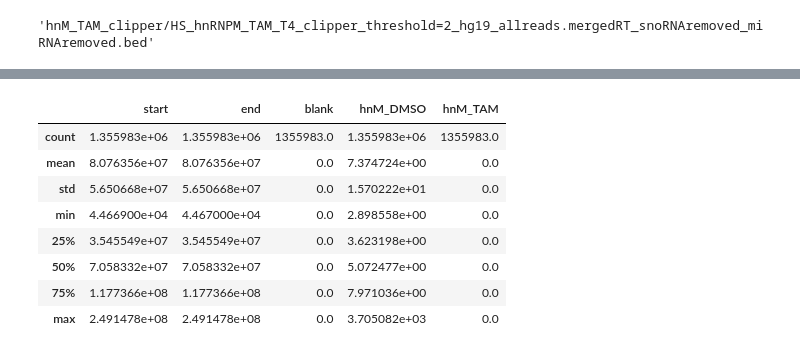
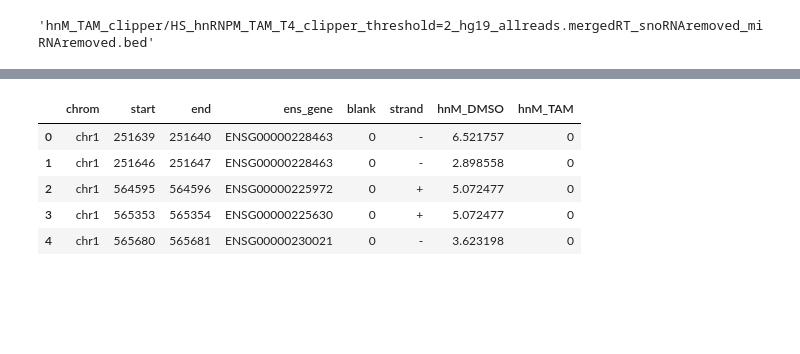
Before and after one commit to seharvey2012/programmatic_analysis, a Jupyter notebook: getting_clipper_to_work/clipper_runs_working_with_individual_rt_stops/Processing individual RT stops through clipper windows.ipynb, the cells around one changed output, grey strips where cells are left out. Drawn from its saved outputs; the diff is of its cells as text; code cells hidden in the pictures; blank space fills up the shorter version.

```diff
--- a/getting_clipper_to_work/clipper_runs_working_with_individual_rt_stops/Processing individual RT stops through clipper windows.ipynb
+++ b/getting_clipper_to_work/clipper_runs_working_with_individual_rt_stops/Processing individual RT stops through clipper windows.ipynb
@@ -235,14 +223,11 @@ sig_df.describe()
 # %%
-hnM_DMSO_RT_df.describe()
+hnM_DMSO_RT_df.head()
 # %% [output]
-|  | start | end | blank | hnM_DMSO | hnM_TAM |
-| count | 1.355983e+06 | 1.355983e+06 | 1355983.0 | 1.355983e+06 | 1355983.0 |
-| mean | 8.076356e+07 | 8.076356e+07 | 0.0 | 7.374724e+00 | 0.0 |
-| std | 5.650668e+07 | 5.650668e+07 | 0.0 | 1.570222e+01 | 0.0 |
-| min | 4.466900e+04 | 4.467000e+04 | 0.0 | 2.898558e+00 | 0.0 |
-| 25% | 3.545549e+07 | 3.545549e+07 | 0.0 | 3.623198e+00 | 0.0 |
-| 50% | 7.058332e+07 | 7.058332e+07 | 0.0 | 5.072477e+00 | 0.0 |
-| 75% | 1.177366e+08 | 1.177366e+08 | 0.0 | 7.971036e+00 | 0.0 |
-| max | 2.491478e+08 | 2.491478e+08 | 0.0 | 3.705082e+03 | 0.0 |
+|  | chrom | start | end | ens_gene | blank | strand | hnM_DMSO | hnM_TAM |
+| 0 | chr1 | 251639 | 251640 | ENSG00000228463 | 0 | - | 6.521757 | 0 |
+| 1 | chr1 | 251646 | 251647 | ENSG00000228463 | 0 | - | 2.898558 | 0 |
+| 2 | chr1 | 564595 | 564596 | ENSG00000225972 | 0 | + | 5.072477 | 0 |
+| 3 | chr1 | 565353 | 565354 | ENSG00000225630 | 0 | + | 5.072477 | 0 |
+| 4 | chr1 | 565680 | 565681 | ENSG00000230021 | 0 | - | 3.623198 | 0 |
 # %%
 %%time
```
Also changed, not shown: parts of 13 cells of this notebook, 5 other files.
